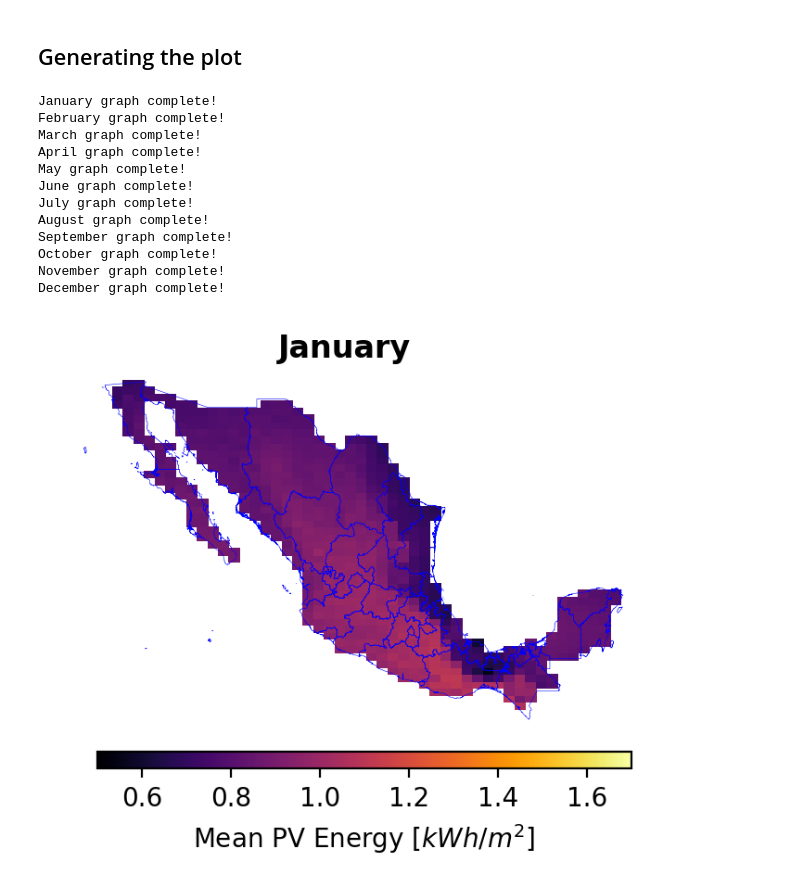
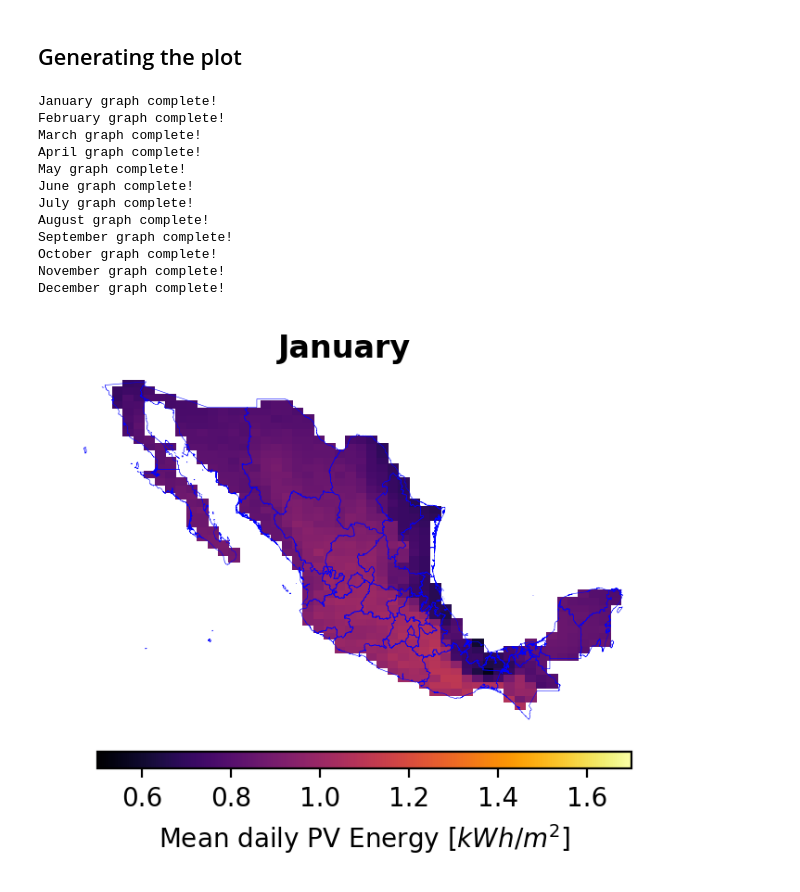
Before and after one commit to FelosRG/Photovoltaic-Energy-Mexico, a Jupyter notebook: Mean daily energy.ipynb, the cells around one changed output. Cells and saved outputs as stored; diff of their text form; code cells hidden in the pictures.

```diff
--- a/Mean daily energy.ipynb
+++ b/Mean daily energy.ipynb
@@ -129,7 +129,7 @@ for mes , (idx_o,idx_f) in MONTHS.items():
 # %% [markdown]
 ## Generating the plot
 # %%
-def plot(array,titulo="",vmin=None,vmax=None,cbar_label="PV Energy [$kWh/m^2$]",output="output/output.jpg"):
+def plot(array,titulo="",vmin=None,vmax=None,cbar_label="Daily PV Energy [$kWh/m^2$]",output="output/output.jpg"):
 
     array[array == -1] = np.nan
     x , y = EXPLORADOR.X , EXPLORADOR.Y
@@ -151,32 +151,32 @@ def plot(array,titulo="",vmin=None,vmax=None,cbar_label="PV Energy [$kWh/m^2$]",
 
     # Obtenemos posición inicial de la barra
     tamaño_celda = 0.15
     pos_o = pos_o_fig
 
     # Obtenemos tamaño de la barra
     tamaño_barra = pos_f_fig - pos_o_fig
 
     # Colocamos barra customizada
     ax_cbar = fig.add_axes([pos_o,0.1,tamaño_barra,0.03])
     cb = plt.colorbar(pcolor, cax=ax_cbar, orientation='horizontal',cmap="inferno",label=cbar_label)
     plt.savefig(output,bbox_inches='tight')
 
 
 
 for i,month in enumerate(MONTHS.keys()):
-    plot(monthly_grids[i],titulo=month,output=f"output/{i}.jpg",vmin=0.5,vmax=1.7,cbar_label=r"Mean PV Energy [$kWh/m^2$]")
+    plot(monthly_grids[i],titulo=month,output=f"output/{i}.jpg",vmin=0.5,vmax=1.7,cbar_label=r"Mean daily PV Energy [$kWh/m^2$]")
     print(f"{month} graph complete!")
 # %% [output]
 January graph complete!
 February graph complete!
 March graph complete!
 April graph complete!
 May graph complete!
 June graph complete!
 July graph complete!
 August graph complete!
 September graph complete!
 October graph complete!
 November graph complete!
 December graph complete!
-[figure, old version]
+[figure, new version]
```
Also changed, not shown: parts of 2 cells of this notebook, 3 other files.
